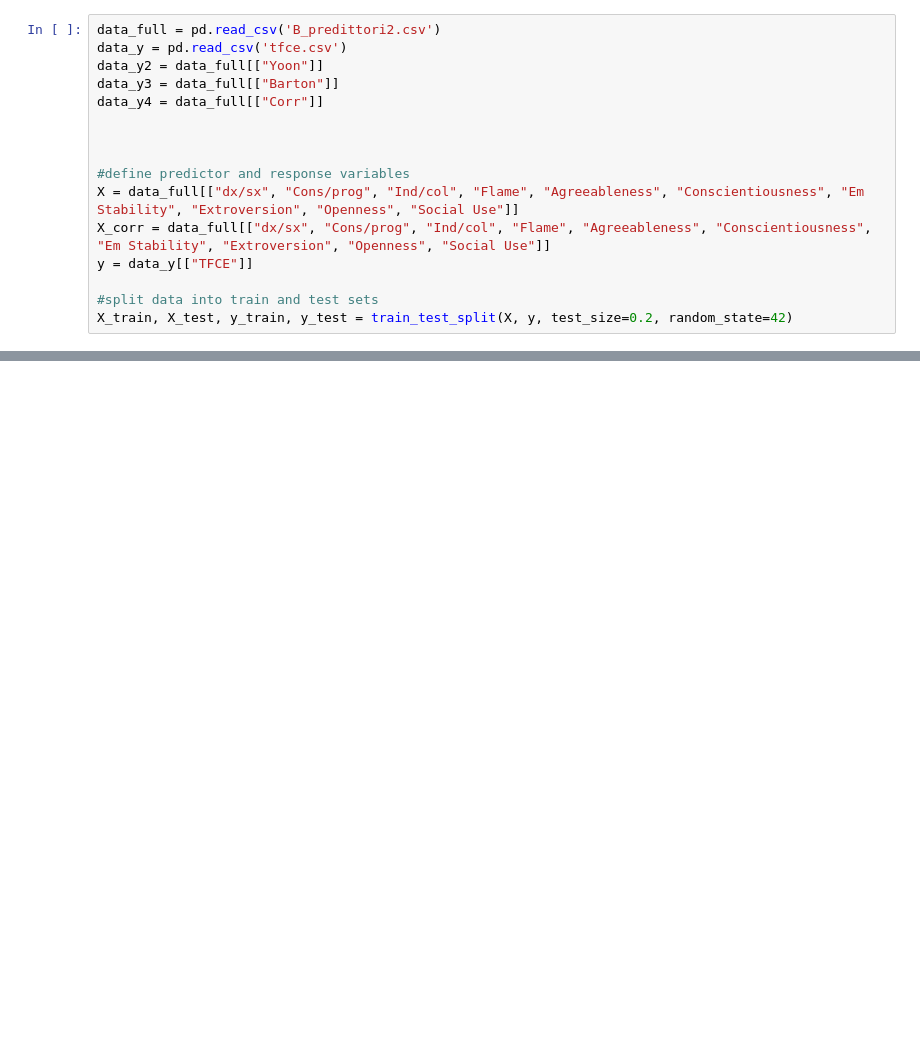
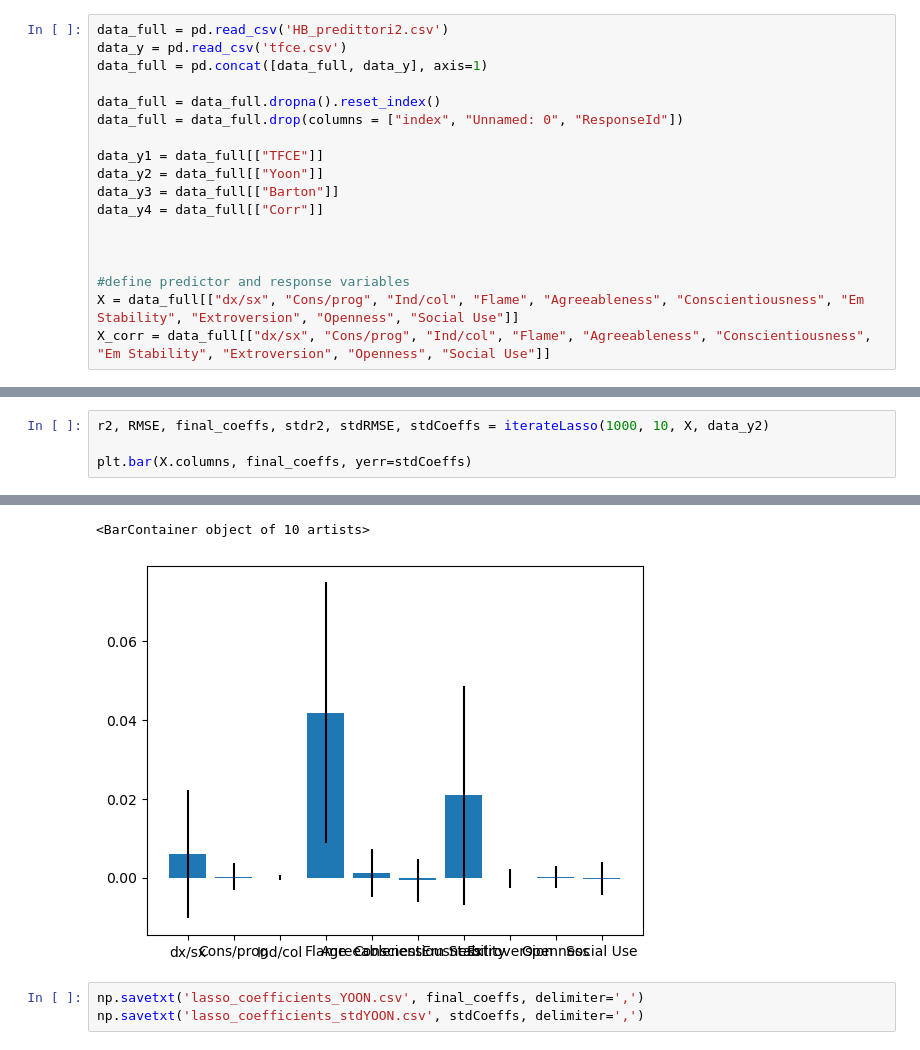
Before and after one commit to tramaglino/Social-Projection, a Jupyter notebook: lasso_reg.ipynb, the cells around one changed output, grey strips where cells are left out. Saved outputs shown, nothing was run; the diff lists cells and outputs as text; blank space fills up the shorter version.

Commit message:
modified: lasso_reg.ipynb @ 2021-04-19 16:10:00

```diff
--- a/lasso_reg.ipynb
+++ b/lasso_reg.ipynb
@@ -10,7 +11,13 @@ from ipynb.fs.full.main_functions import Lasso_regression
 import matplotlib.pyplot as plt
 # %%
-data_full = pd.read_csv('B_predittori2.csv')
+data_full = pd.read_csv('HB_predittori2.csv')
 data_y = pd.read_csv('tfce.csv')
+data_full = pd.concat([data_full, data_y], axis=1)
+
+data_full = data_full.dropna().reset_index()
+data_full = data_full.drop(columns = ["index", "Unnamed: 0", "ResponseId"])
+
+data_y1 = data_full[["TFCE"]]
 data_y2 = data_full[["Yoon"]]
 data_y3 = data_full[["Barton"]]
 data_y4 = data_full[["Corr"]]
@@ -20,7 +27,3 @@ data_y4 = data_full[["Corr"]]
 #define predictor and response variables
 X = data_full[["dx/sx", "Cons/prog", "Ind/col", "Flame", "Agreeableness", "Conscientiousness", "Em Stability", "Extroversion", "Openness", "Social Use"]]
 X_corr = data_full[["dx/sx", "Cons/prog", "Ind/col", "Flame", "Agreeableness", "Conscientiousness", "Em Stability", "Extroversion", "Openness", "Social Use"]]
-y = data_y[["TFCE"]]
-
-#split data into train and test sets
-X_train, X_test, y_train, y_test = train_test_split(X, y, test_size=0.2, random_state=42)
@@ -136,0 +70,5 @@ regressor_OLS.aic #return AIC value
+# %%
+r2, RMSE, final_coeffs, stdr2, stdRMSE, stdCoeffs = iterateLasso(1000, 10, X, data_y2)
+
+plt.bar(X.columns, final_coeffs, yerr=stdCoeffs)
+# %% [output]
@@ -136,0 +92,5 @@ regressor_OLS.aic #return AIC value
+<BarContainer object of 10 artists>
+[figure, added]
+# %%
+np.savetxt('lasso_coefficients_YOON.csv', final_coeffs, delimiter=',')
+np.savetxt('lasso_coefficients_stdYOON.csv', stdCoeffs, delimiter=',')
```
Also changed, not shown: parts of 14 cells of this notebook.
